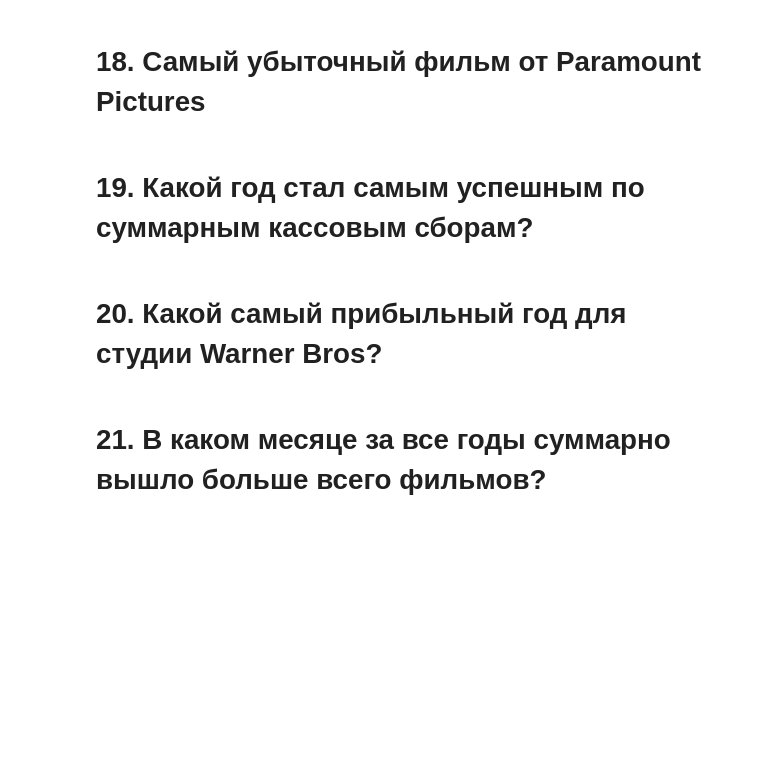
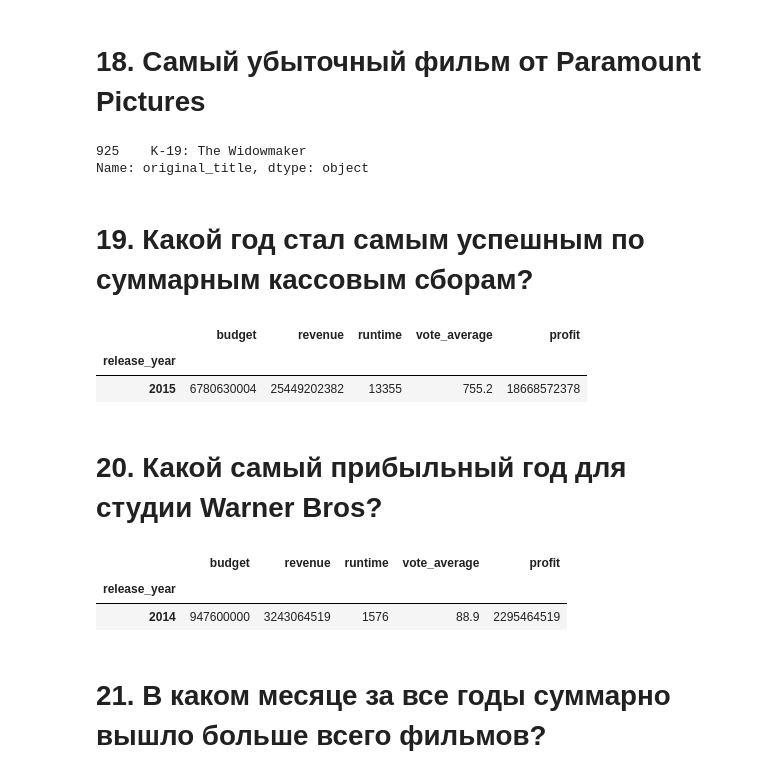
Before and after one commit to novikaj/AlinaProjects, a Jupyter notebook: module_1/Movies_IMBD_v4.1_TEMPLATE .ipynb, the cells around one changed output. Saved outputs shown, nothing was run; the diff lists cells and outputs as text; code cells hidden in the pictures; blank space fills up the shorter version.

```diff
--- a/module_1/Movies_IMBD_v4.1_TEMPLATE .ipynb
+++ b/module_1/Movies_IMBD_v4.1_TEMPLATE .ipynb
@@ -219,4 +240,11 @@ AttributeError: 'dict' object has no attribute 'str'
 # %% [markdown]
 # 18. Самый убыточный фильм от Paramount Pictures
+# %%
+Paramount_pictures = imdb[imdb['production_companies'].str.contains('Paramount Pictures')]
+Paramount_failure = Paramount_pictures[Paramount_pictures.profit==Paramount_pictures.profit.min()].original_title
+Paramount_failure
+# %% [output]
+925    K-19: The Widowmaker
+Name: original_title, dtype: object
 # %% [markdown]
 # 19. Какой год стал самым успешным по суммарным кассовым сборам?
@@ -223,4 +253,21 @@ AttributeError: 'dict' object has no attribute 'str'
+# %%
+sum_revenues = imdb.groupby(['release_year']).sum()
+sum_revenues = sum_revenues[sum_revenues.revenue==sum_revenues.revenue.max()]
+sum_revenues
+# %% [output]
+|  | budget | revenue | runtime | vote_average | profit |
+| release_year |  |  |  |  |  |
+| 2015 | 6780630004 | 25449202382 | 13355 | 755.2 | 18668572378 |
 # %% [markdown]
 # 20. Какой самый прибыльный год для студии Warner Bros?
+# %%
+warner_bros = imdb[imdb.production_companies.str.contains('Warner Bros')]
+warnerbros_years = warner_bros.groupby(['release_year']).sum()
+profitable_year = warnerbros_years[warnerbros_years['profit']==warnerbros_years['profit'].max()]
+profitable_year
+# %% [output]
+|  | budget | revenue | runtime | vote_average | profit |
+| release_year |  |  |  |  |  |
+| 2014 | 947600000 | 3243064519 | 1576 | 88.9 | 2295464519 |
 # %% [markdown]
 # 21. В каком месяце за все годы суммарно вышло больше всего фильмов?
```
Also changed, not shown: parts of 3 cells of this notebook.
